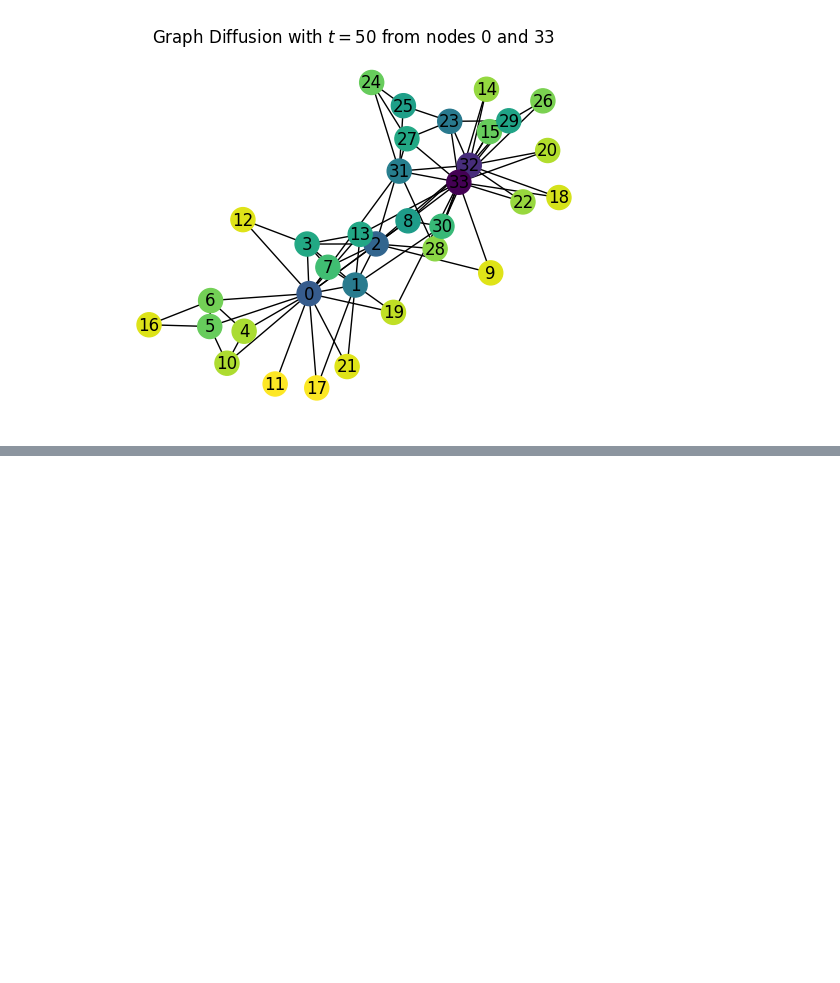
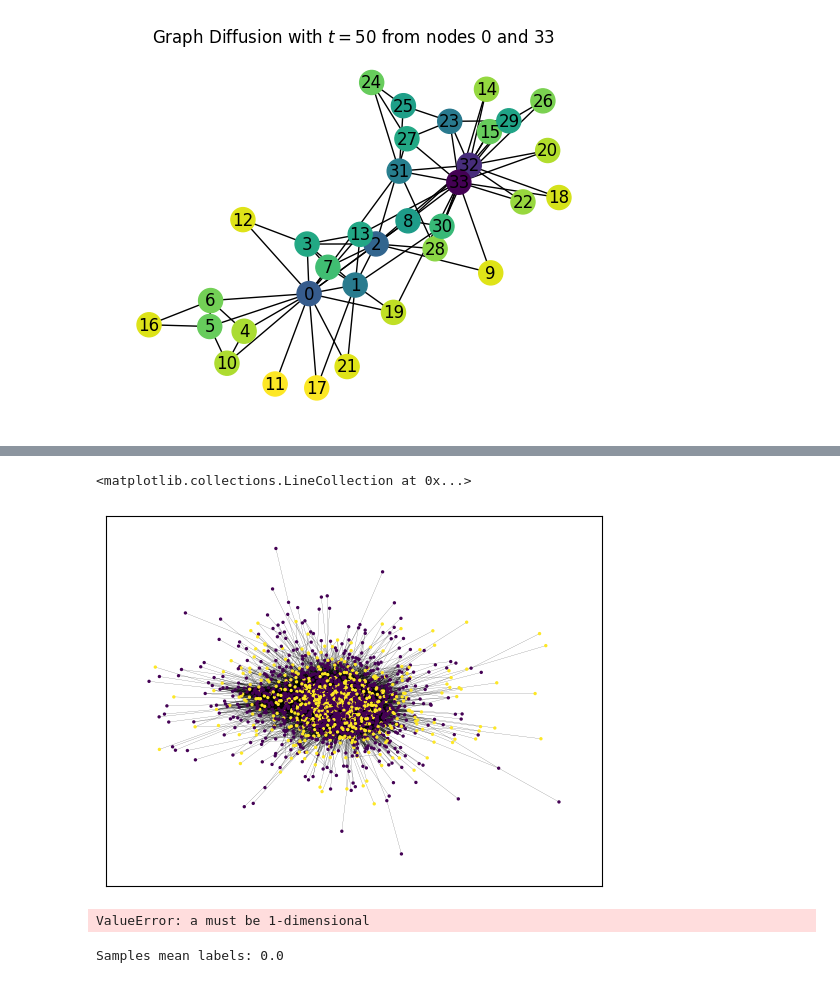
Before and after one commit to vitorfrois/svm, a Jupyter notebook: svc.ipynb, the cells around one changed output, grey strips where cells are left out. Saved outputs shown, nothing was run; the diff lists cells and outputs as text; code cells hidden in the pictures; blank space fills up the shorter version.

Commit message:
added real data

```diff
--- a/svc.ipynb
+++ b/svc.ipynb
@@ -147,0 +164,6 @@ nx.draw(
+# %%
+df = pd.read_csv("data/musae_PTBR_target.csv")
+df = df.sort_values('new_id')
+labels = list(df['mature'])
+labels = [int(1) if i else int(-1) for i in labels]
+df.head()
@@ -147,0 +177,18 @@ nx.draw(
+# %%
+G = nx.read_edgelist('data/musae_PTBR_edges.csv', delimiter=',')
+graph_layout = nx.spring_layout(G)
+# %%
+nx.draw_networkx_nodes(
+    G,
+    node_color=labels,
+    pos=graph_layout,
+    node_size=2
+)
+nx.draw_networkx_edges(
+    G,
+    pos=graph_layout,
+    width=0.1
+)
+# %% [output]
+<matplotlib.collections.LineCollection at 0x...>
+[figure, added]
@@ -147,0 +197,4 @@ nx.draw(
+# %%
+np.random.choice(degree_sequence)
+# %% [output]
+ValueError: a must be 1-dimensional
@@ -147,0 +205,4 @@ nx.draw(
+# %%
+print(f'Samples mean labels: {np.mean(list(node_label_dict.values()))}')
+# %% [output]
+Samples mean labels: 0.0
```
Also changed, not shown: parts of 13 cells of this notebook, 3 other files.
